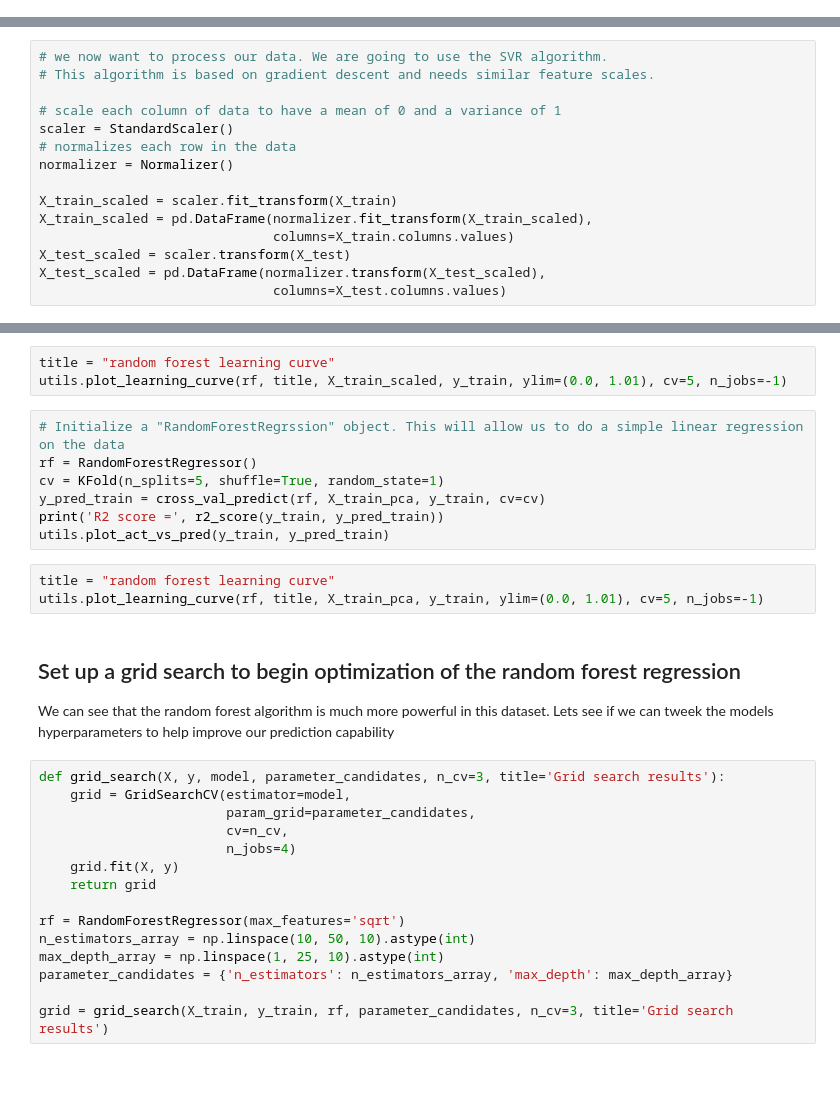
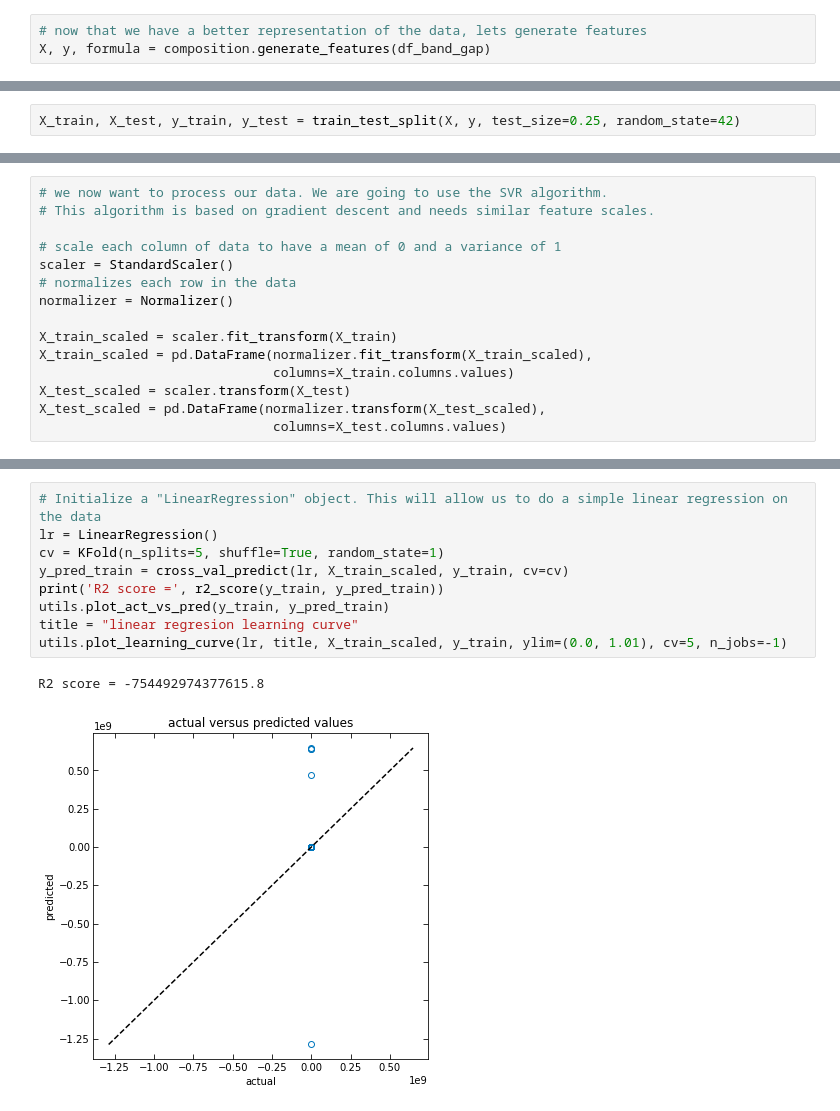
Before and after one commit to Kaaiian/UCSB_sklearn_workshop, a Jupyter notebook: band_gap_second_pass.ipynb, the cells around one changed output, grey strips where cells are left out. Saved outputs shown, nothing was run; the diff lists cells and outputs as text; blank space fills up the shorter version.

```diff
--- a/band_gap_second_pass.ipynb
+++ b/band_gap_second_pass.ipynb
@@ -161,0 +95,3 @@ utils.plot_learning_curve(lr, title, X_train, y_train, ylim=(0.0, 1.01), cv=5, n
+# %%
+# now that we have a better representation of the data, lets generate features
+X, y, formula = composition.generate_features(df_band_gap)
@@ -161,0 +128,2 @@ utils.plot_learning_curve(lr, title, X_train, y_train, ylim=(0.0, 1.01), cv=5, n
+# %%
+X_train, X_test, y_train, y_test = train_test_split(X, y, test_size=0.25, random_state=42)
@@ -227,32 +147,12 @@ utils.plot_act_vs_pred(y_train, y_pred_train)
-# %%
-title = "random forest learning curve"
-utils.plot_learning_curve(rf, title, X_train_scaled, y_train, ylim=(0.0, 1.01), cv=5, n_jobs=-1)
-# %%
-# Initialize a "RandomForestRegrssion" object. This will allow us to do a simple linear regression on the data
-rf = RandomForestRegressor()
-cv = KFold(n_splits=5, shuffle=True, random_state=1)
-y_pred_train = cross_val_predict(rf, X_train_pca, y_train, cv=cv)
-print('R2 score =', r2_score(y_train, y_pred_train))
-utils.plot_act_vs_pred(y_train, y_pred_train)
-# %%
-title = "random forest learning curve"
-utils.plot_learning_curve(rf, title, X_train_pca, y_train, ylim=(0.0, 1.01), cv=5, n_jobs=-1)
-# %% [markdown]
-## Set up a grid search to begin optimization of the random forest regression
-
-We can see that the random forest algorithm is much more powerful in this dataset. Lets see if we can tweek the models hyperparameters to help improve our prediction capability
-# %%
-def grid_search(X, y, model, parameter_candidates, n_cv=3, title='Grid search results'):
-    grid = GridSearchCV(estimator=model,
-                        param_grid=parameter_candidates,
-                        cv=n_cv,
-                        n_jobs=4)
-    grid.fit(X, y)
-    return grid
-
-rf = RandomForestRegressor(max_features='sqrt')
-n_estimators_array = np.linspace(10, 50, 10).astype(int)
-max_depth_array = np.linspace(1, 25, 10).astype(int)
-parameter_candidates = {'n_estimators': n_estimators_array, 'max_depth': max_depth_array}
-
-grid = grid_search(X_train, y_train, rf, parameter_candidates, n_cv=3, title='Grid search results')
+# %%
+# Initialize a "LinearRegression" object. This will allow us to do a simple linear regression on the data
+lr = LinearRegression()
+cv = KFold(n_splits=5, shuffle=True, random_state=1)
+y_pred_train = cross_val_predict(lr, X_train_scaled, y_train, cv=cv)
+print('R2 score =', r2_score(y_train, y_pred_train))
+utils.plot_act_vs_pred(y_train, y_pred_train)
+title = "linear regresion learning curve"
+utils.plot_learning_curve(lr, title, X_train_scaled, y_train, ylim=(0.0, 1.01), cv=5, n_jobs=-1)
+# %% [output]
+R2 score = -754492974377615.8
+[figure, added]
```
Also changed, not shown: parts of 53 cells of this notebook, 5 other files.
